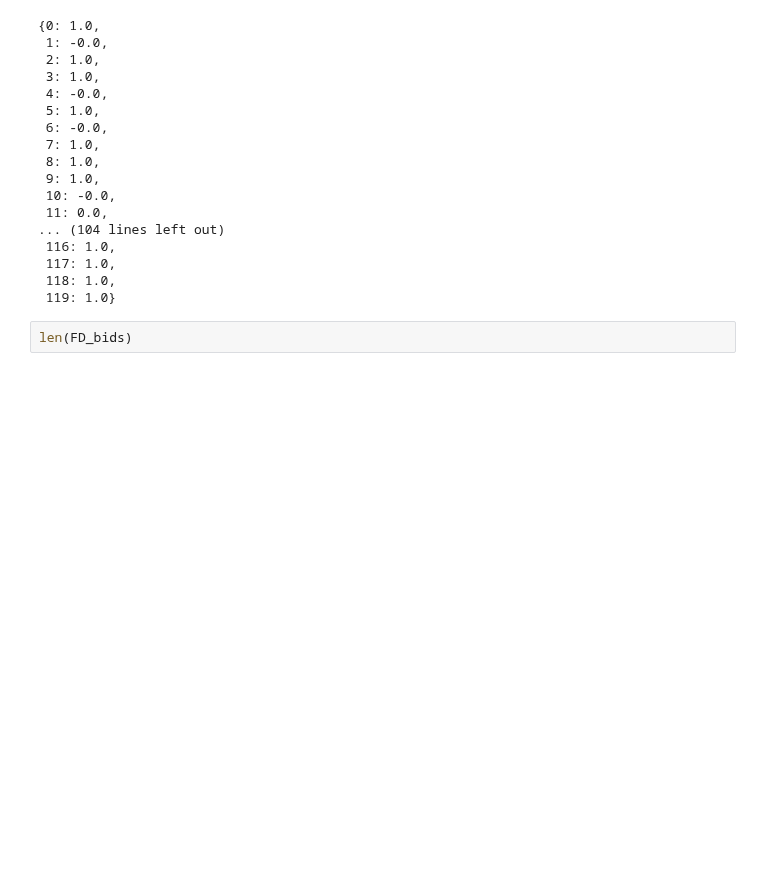
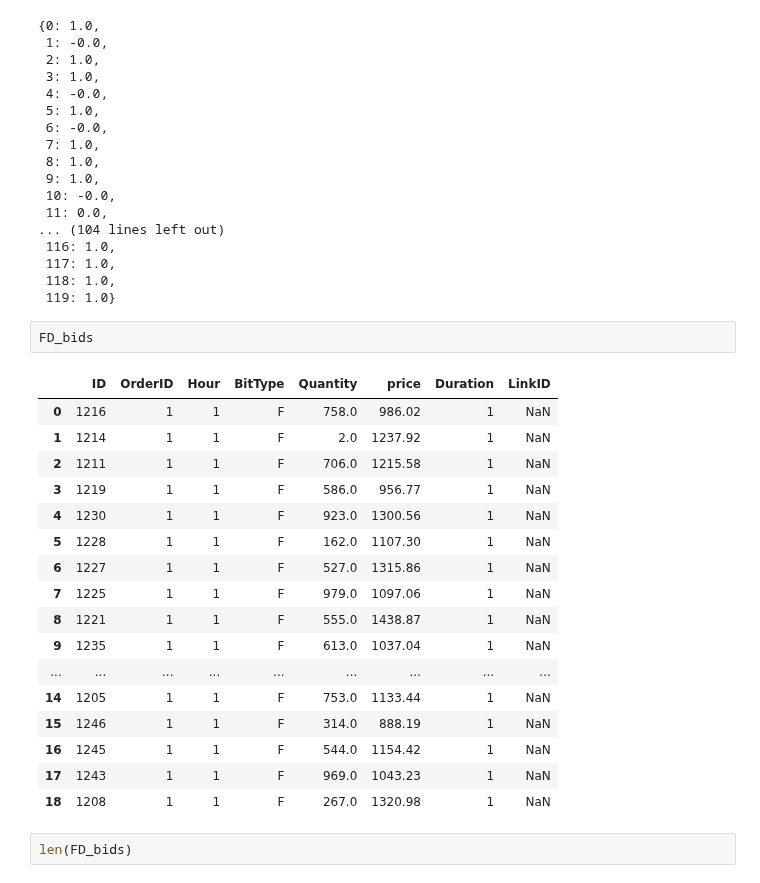
Before and after one commit to Zhaoweiliang/Day-Head-energy-Opti-Project, a Jupyter notebook: rounding.ipynb, the cells around one changed output. Cells and saved outputs as stored; diff of their text form; blank space fills up the shorter version.

```diff
--- a/rounding.ipynb
+++ b/rounding.ipynb
@@ -291,6 +291,26 @@ E.getAttr('x',yS)
  117: 1.0,
  118: 1.0,
  119: 1.0}
+# %%
+FD_bids
+# %% [output]
+|  | ID | OrderID | Hour | BitType | Quantity | price | Duration | LinkID |
+| 0 | 1216 | 1 | 1 | F | 758.0 | 986.02 | 1 | NaN |
+| 1 | 1214 | 1 | 1 | F | 2.0 | 1237.92 | 1 | NaN |
+| 2 | 1211 | 1 | 1 | F | 706.0 | 1215.58 | 1 | NaN |
+| 3 | 1219 | 1 | 1 | F | 586.0 | 956.77 | 1 | NaN |
+| 4 | 1230 | 1 | 1 | F | 923.0 | 1300.56 | 1 | NaN |
+| 5 | 1228 | 1 | 1 | F | 162.0 | 1107.30 | 1 | NaN |
+| 6 | 1227 | 1 | 1 | F | 527.0 | 1315.86 | 1 | NaN |
+| 7 | 1225 | 1 | 1 | F | 979.0 | 1097.06 | 1 | NaN |
+| 8 | 1221 | 1 | 1 | F | 555.0 | 1438.87 | 1 | NaN |
+| 9 | 1235 | 1 | 1 | F | 613.0 | 1037.04 | 1 | NaN |
+| ... | ... | ... | ... | ... | ... | ... | ... | ... |
+| 14 | 1205 | 1 | 1 | F | 753.0 | 1133.44 | 1 | NaN |
+| 15 | 1246 | 1 | 1 | F | 314.0 | 888.19 | 1 | NaN |
+| 16 | 1245 | 1 | 1 | F | 544.0 | 1154.42 | 1 | NaN |
+| 17 | 1243 | 1 | 1 | F | 969.0 | 1043.23 | 1 | NaN |
+| 18 | 1208 | 1 | 1 | F | 267.0 | 1320.98 | 1 | NaN |
 # %%
 len(FD_bids)
 # %% [output]
```
Also changed, not shown: 17 other files.
